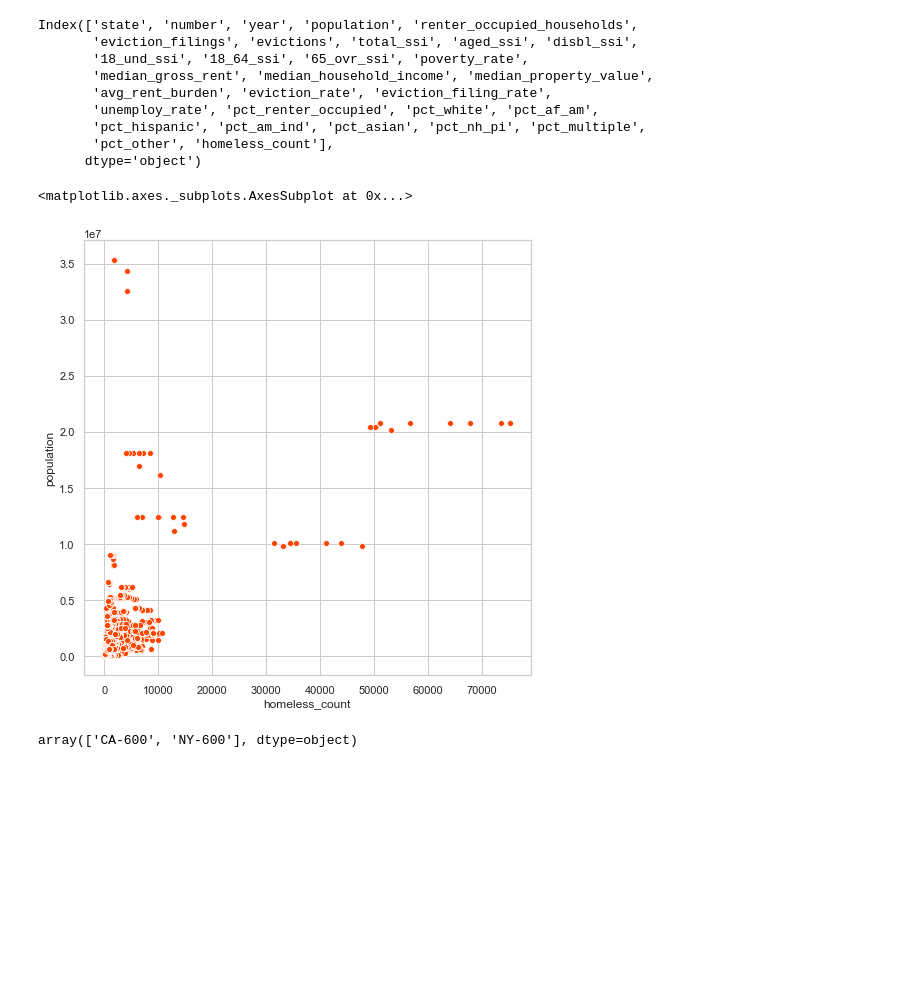
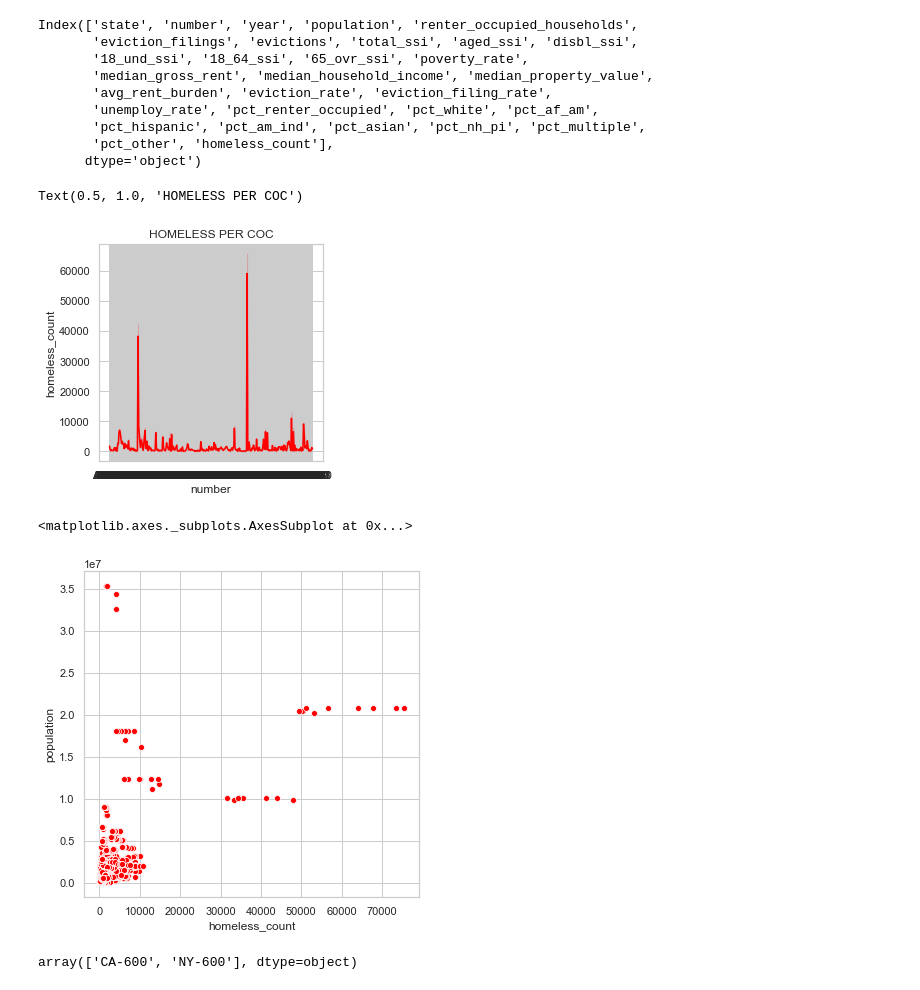
Before and after one commit to windyseng/predicting_homelessness, a Jupyter notebook: predict_homeless_3.ipynb, the cells around one changed output. Saved outputs shown, nothing was run; the diff lists cells and outputs as text; code cells hidden in the pictures; blank space fills up the shorter version.

```diff
--- a/predict_homeless_3.ipynb
+++ b/predict_homeless_3.ipynb
@@ -97,14 +97,18 @@ Index(['state', 'number', 'year', 'population', 'renter_occupied_households',
        'pct_other', 'homeless_count'],
       dtype='object')
 # %%
-# fig = plt.figure(figsize=(8,8))
-# sns.lineplot(x = df['number'], y = df['homeless_count'], color ='brown' ).set_title('HOMELESS PER COC')
+fig = plt.figure(figsize=(4,4))
+sns.set(style="whitegrid")
+sns.lineplot(x = df['number'], y = df['homeless_count'], color ='red' ).set_title('HOMELESS PER COC')
+# %% [output]
+Text(0.5, 1.0, 'HOMELESS PER COC')
+[figure, added]
 # %%
-fig = plt.figure(figsize=(8,8))
-sns.scatterplot(x=df['homeless_count'], y=df['population'], color='orangered')
+fig = plt.figure(figsize=(6,6))
+sns.scatterplot(x= df['homeless_count'], y= df['population'], color='red')
 # %% [output]
 <matplotlib.axes._subplots.AxesSubplot at 0x...>
-[figure, old version]
+[figure, new version]
 # %%
 df[df.homeless_count >= 30000].number.unique() #determine outliers and remove
 # %% [output]
```
Also changed, not shown: parts of 3 cells of this notebook, 5 other files.
